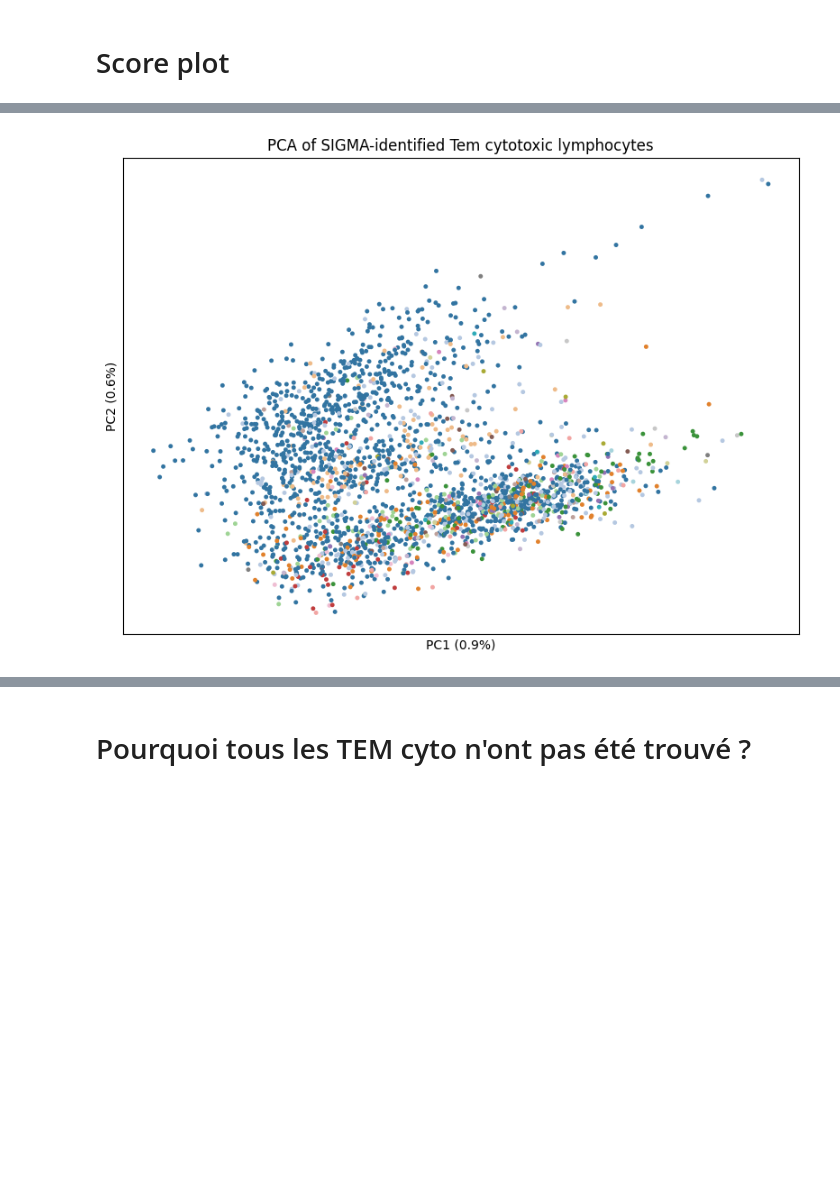
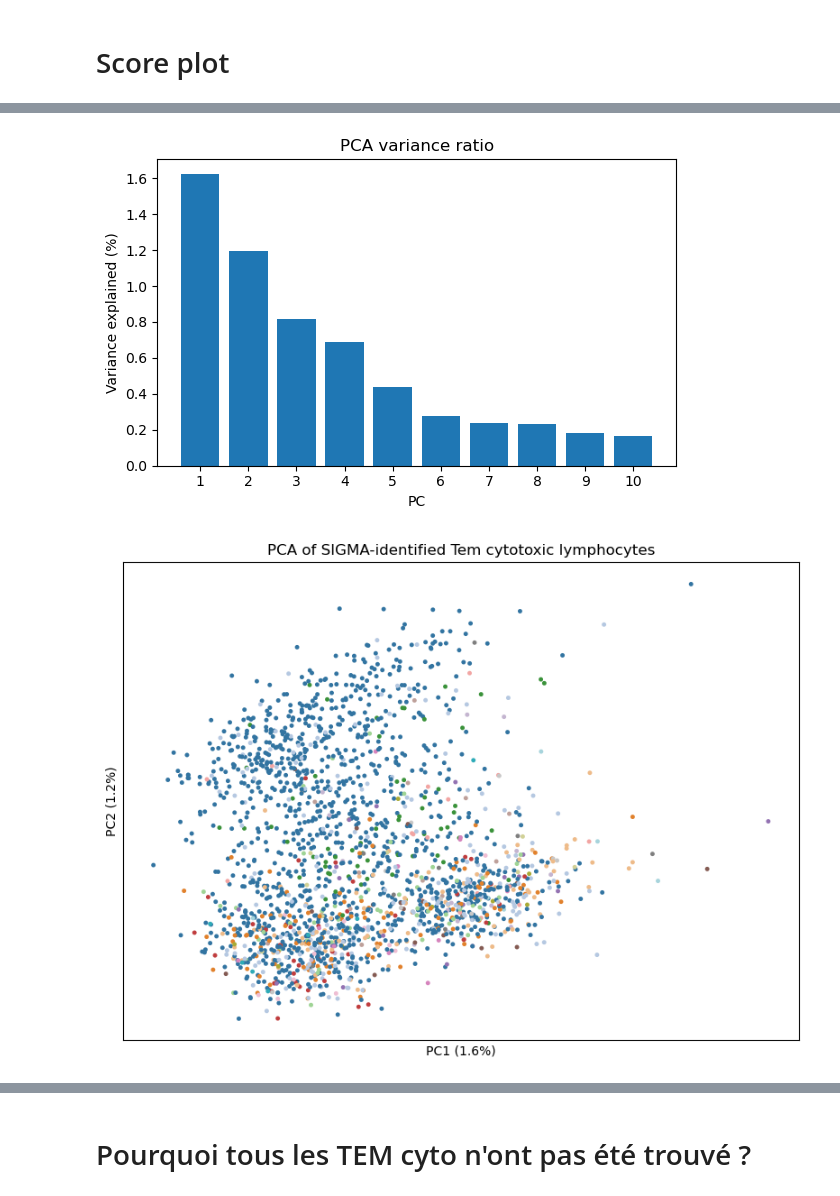
Before and after one commit to Guitout31415/SIGMA, a Jupyter notebook: notebooks/compare_dominguez_sigma.ipynb, the cells around one changed output, grey strips where cells are left out. Cells and saved outputs as stored; diff of their text form; code cells hidden in the pictures; blank space fills up the shorter version.

```diff
--- a/notebooks/compare_dominguez_sigma.ipynb
+++ b/notebooks/compare_dominguez_sigma.ipynb
@@ -140,8 +24,11 @@ def plot_gene_expression_summary(adata, top_genes, category, title=None, ax=None
 # %%
-adata_sigma = sc.read_h5ad("/mnt/scratch/guillaume/results_dominguez/merge.h5ad")
-adata_author = sc.read_h5ad("/mnt/scratch/guillaume/data/tem_dominguez/Dominguez_science_science-abl5197.h5add")
+adata_sigma = sc.read_h5ad("/mnt/projects_tn03/Data_MK/article/results_dominguez/merge.h5ad")
+adata_author = sc.read_h5ad("/home/lemgui01/raw_STUDIES_thesis/healthy/Dominguez_science_science-abl5197.h5ad")
 
 adata_author.X = adata_author.layers["counts"]
 
-adata_sigma.obs_names = [re.sub(r"-Dominguez_[A-Z]+", "", name) for name in adata_sigma.obs_names]
-adata_sigma.obs_names = [re.sub(r"(JEJLP|JEJEPI|)$", "", name) for name in adata_sigma.obs_names]
+adata_sigma.obs_names = adata_sigma.obs_names.str.replace(
+    r"-Dominguez_.*?_data$",
+    "",
+    regex=True
+)
@@ -150,5 +35,6 @@ FileNotFoundError: [Errno 2] Unable to synchronously open file (unable to open f
 # %%
 adata_sumry = ad.AnnData(adata_author.X)
+adata_sumry.obs_names = adata_author.obs_names
 
 # Add var table
 adata_sumry.var_names = adata_author.var_names
@@ -170,7 +56,8 @@ adata_sumry.obs["assay"] = adata_author.obs["Chemistry"]
 adata_sumry.obs["celltype"] = adata_author.obs["Predicted_labels_CellTypist"]
 
 adata_sumry.obs["score"] = 0.0
-adata_sumry.obs.loc[adata_sigma.obs_names, "score"] = adata_sigma.obs["score"].values
+common_idx = adata_sigma.obs_names.intersection(adata_sumry.obs_names)
+adata_sumry.obs.loc[common_idx, "score"] = adata_sigma.obs.loc[common_idx, "score"].values
 
 proba_cols = [col for col in adata_sigma.obs.columns if col.startswith("proba_")]
 for prob in proba_cols:
@@ -237,11 +77,0 @@ plt.show()
-# %%
-is_tem_sigma = adata_sumry.obs["score"] >= 0.95
-adata_sumry.obs["Identified by SIGMA"] = is_tem_sigma.astype(str)
-
-adata_sumry.obs["Identified by SIGMA"] = pd.Categorical(
-    adata_sumry.obs["Identified by SIGMA"],
-    categories=["True", "False"],
-    ordered=True
-)
-
-sub_adata_sumry = adata_sumry[adata_sumry.obs["Identified by SIGMA"] == "True"]
@@ -256,3 +117,10 @@ View of AnnData object with n_obs × n_vars = 2329 × 36601
+# %%
+tem_found_by_sigma = adata_sumry.obs["score"] >= seuil
+adata_sumry.obs["Identified by SIGMA"] = tem_found_by_sigma.astype(str)
+adata_sumry.obs["Identified by SIGMA"] = pd.Categorical(adata_sumry.obs["Identified by SIGMA"],
+                                                        categories=["False", "True"], ordered=True)
+
+sub_adata_sumry = adata_sumry[adata_sumry.obs["Identified by SIGMA"] == "True"]
 # %%
 import seaborn as sns
 
@@ -313,27 +181,39 @@ plt.show()
 # %%
 # PCA plot
+sc.pp.pca(sub_adata_sumry, n_comps=10)
+pc_var = sub_adata_sumry.uns["pca"]["variance_ratio"][:10]
+plt.figure(figsize=(6, 4))
+plt.bar(range(1, len(pc_var) + 1), pc_var * 100)
+plt.xticks(range(1, 11))
+plt.xlabel("PC")
+plt.ylabel("Variance explained (%)")
+plt.title("PCA variance ratio")
+plt.tight_layout()
+plt.show()
+
 fig2, ax2 = plt.subplots(figsize=(8, 6))
 
 pc_var = sub_adata_sumry.uns['pca']['variance_ratio']
 sc.pl.pca(
     sub_adata_sumry,
     s=50,
     color='celltype',
     palette=color_mapping,
     legend_loc='none',
     show=False,
     ax=ax2
 )
 
 ax2.set_xlabel(f'PC1 ({pc_var[0]*100:.1f}%)')
 ax2.set_ylabel(f'PC2 ({pc_var[1]*100:.1f}%)')
 ax2.set_title('PCA of SIGMA-identified Tem cytotoxic lymphocytes')
 
 plt.tight_layout()
 plt.savefig("figures/dominguez_PCA.svg", dpi=300, bbox_inches="tight")
 plt.show()
 # %% [output]
-[figure, old version]
+[figure, new version]
+[figure, added]
 # %%
 # Plot proportion of Tem cells per organ
 organ_counts = (
```
Also changed, not shown: parts of 10 cells of this notebook, 11 other files.
